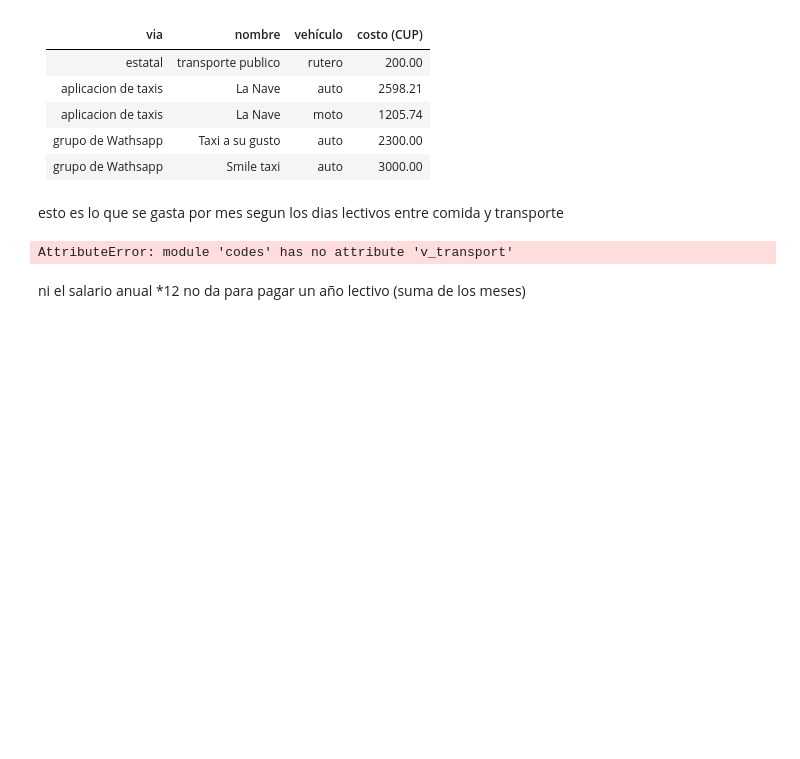
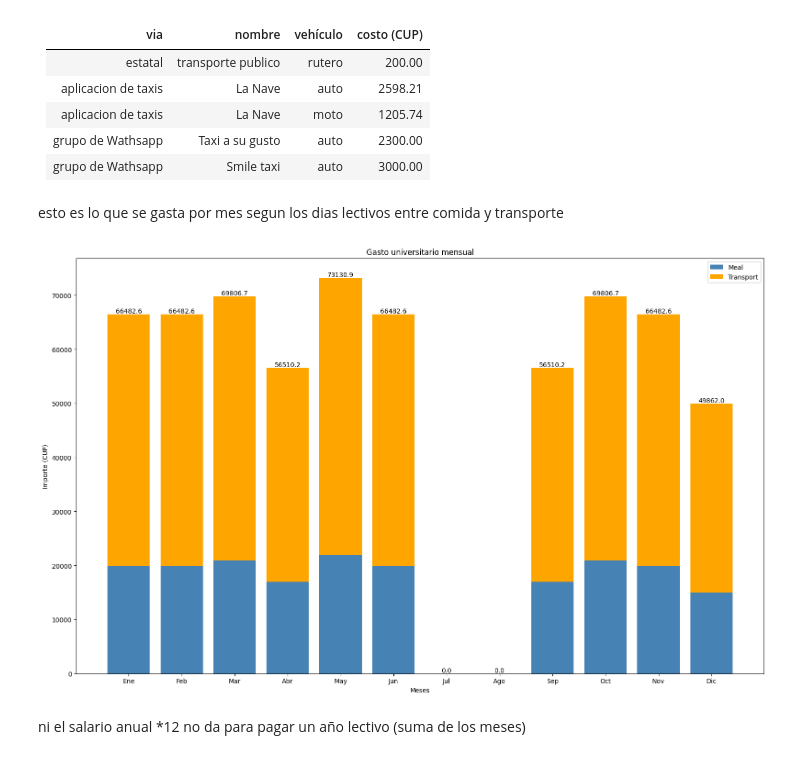
Before and after one commit to Samy0301/IP-ICD-Project, a Jupyter notebook: history.ipynb, the cells around one changed output. Saved outputs shown, nothing was run; the diff lists cells and outputs as text; code cells hidden in the pictures; blank space fills up the shorter version.

```diff
--- a/history.ipynb
+++ b/history.ipynb
@@ -41,46 +80,10 @@ Markdown(tabla)
 # %% [markdown]
 esto es lo que se gasta por mes segun los dias lectivos entre comida y transporte
 # %%
-import os
-import numpy as np
-import plotly.graph_objects as go
-import matplotlib.pyplot as plt
-from IPython.display import Markdown
-import textwrap
-import codes
-
-meses_dias = {
-        "Ene": 20, "Feb": 20, "Mar": 21, "Abr": 17,
-        "May": 22, "Jun": 20, "Jul": 0,  "Ago": 0,
-        "Sep": 17, "Oct": 21, "Nov": 20, "Dic": 15
-    }
-
-v = codes.v_meal + codes.v_transport
-
-meses = list(meses_dias.keys())
-dias  = list(meses_dias.values())
-    # gasto mensual = días * v
-gasto = [d * v for d in dias]
-
-    # ---------- gráfico ----------
-plt.figure(figsize=(10, 5))
-barras = plt.bar(meses, dias, color="steelblue")
-
-    # texto con gasto encima
-for barra, g in zip(barras, gasto):
-        plt.text(barra.get_x() + barra.get_width()/2,
-                barra.get_height() + 0.3,
-                str(g),
-                ha="center", va="bottom")
-
-plt.xlabel("Meses")
-plt.ylabel("Días lectivos")
-plt.title("Gasto universitario")
-plt.ylim(0, max(dias) + 5)
-plt.tight_layout()
-plt.show()
+from codes import monthly_expense
+monthly_expense()
 # %% [output]
-AttributeError: module 'codes' has no attribute 'v_transport'
+[figure, added]
 # %% [markdown]
 ni el salario anual *12 no da para pagar un año lectivo (suma de los meses)
 # %%
```
Also changed, not shown: parts of 10 cells of this notebook, 2 other files.
